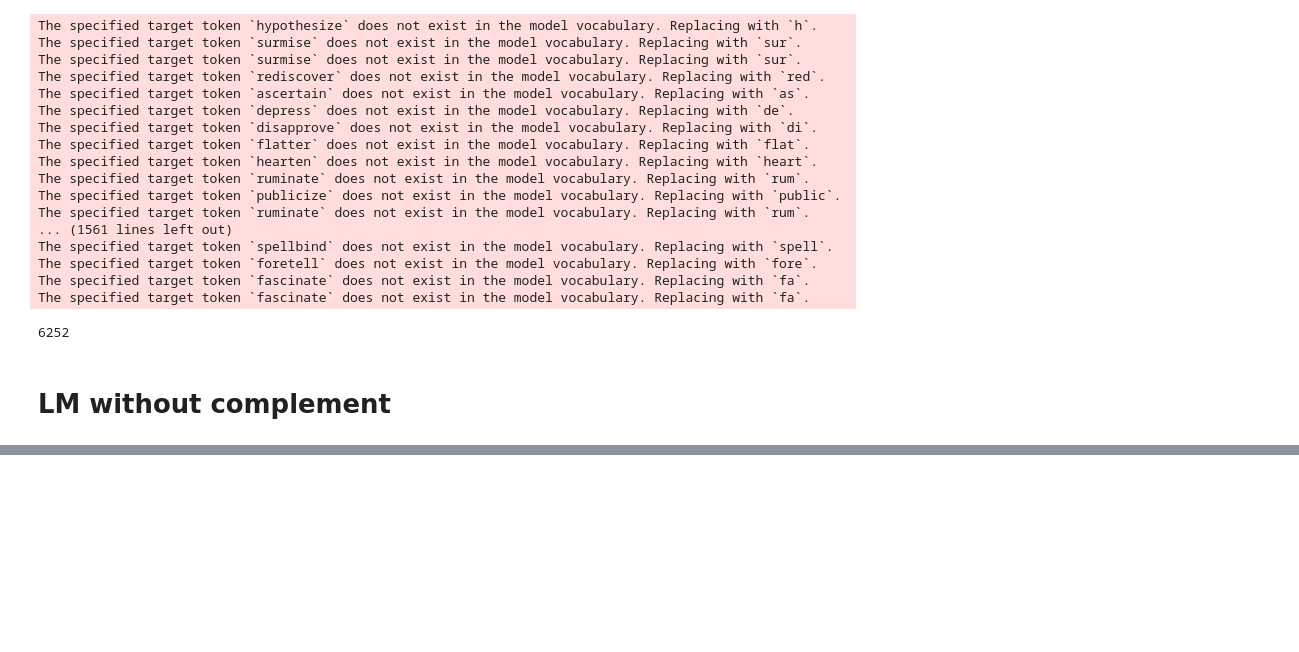
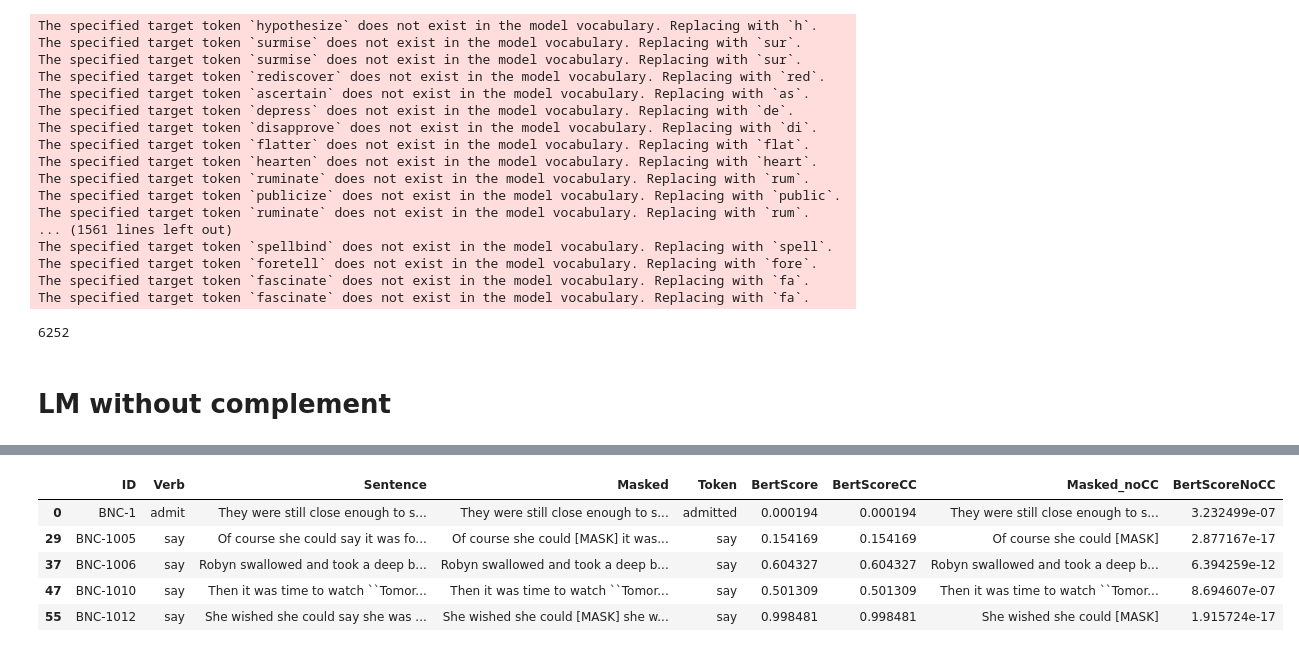
Before and after one commit to khuyen-le/projectivity-factors, a Jupyter notebook: analysis/Surprisal_from_language_models.ipynb, the cells around one changed output, grey strips where cells are left out. Drawn from its saved outputs; the diff is of its cells as text; code cells hidden in the pictures; blank space fills up the shorter version.

```diff
--- a/analysis/Surprisal_from_language_models.ipynb
+++ b/analysis/Surprisal_from_language_models.ipynb
@@ -525,4 +525,13 @@ The specified target token `frighten` does not exist in the model vocabulary. Re
 # %%
 single["BertScoreNoCC"] = scores_noCC
+# %%
+single.head()
+# %% [output]
+|  | ID | Verb | Sentence | Masked | Token | BertScore | BertScoreCC | Masked_noCC | BertScoreNoCC |
+| 0 | BNC-1 | admit | They were still close enough to s... | They were still close enough to s... | admitted | 0.000194 | 0.000194 | They were still close enough to s... | 3.232499e-07 |
+| 29 | BNC-1005 | say | Of course she could say it was fo... | Of course she could [MASK] it was... | say | 0.154169 | 0.154169 | Of course she could [MASK] | 2.877167e-17 |
+| 37 | BNC-1006 | say | Robyn swallowed and took a deep b... | Robyn swallowed and took a deep b... | say | 0.604327 | 0.604327 | Robyn swallowed and took a deep b... | 6.394259e-12 |
+| 47 | BNC-1010 | say | Then it was time to watch ``Tomor... | Then it was time to watch ``Tomor... | say | 0.501309 | 0.501309 | Then it was time to watch ``Tomor... | 8.694607e-07 |
+| 55 | BNC-1012 | say | She wished she could say she was ... | She wished she could [MASK] she w... | say | 0.998481 | 0.998481 | She wished she could [MASK] | 1.915724e-17 |
 # %%
 single.to_csv("../data/bert_scores.csv")
```
Also changed, not shown: parts of 1 cell of this notebook, 14 other files.
